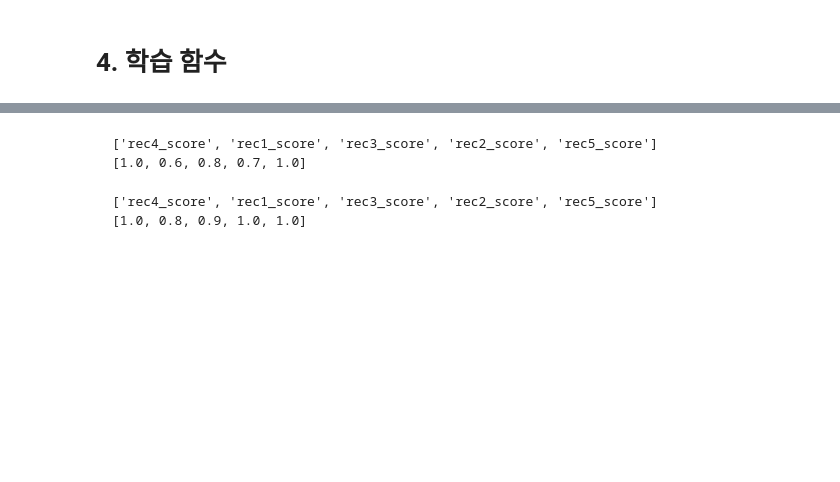
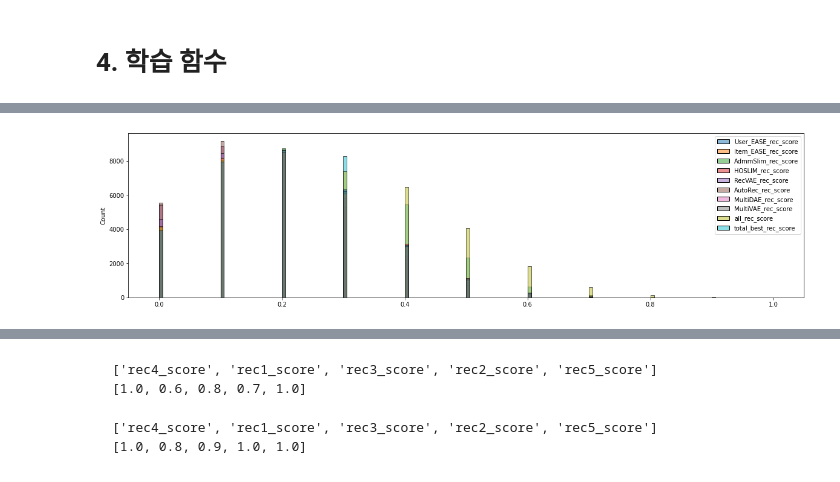
Before and after one commit to boostcampaitech3/level2-movie-recommendation-level2-recsys-05, a Jupyter notebook: jupyter/Ensembel.ipynb, the cells around one changed output, grey strips where cells are left out. Cells and saved outputs as stored; diff of their text form; code cells hidden in the pictures; blank space fills up the shorter version.

```diff
--- a/jupyter/Ensembel.ipynb
+++ b/jupyter/Ensembel.ipynb
@@ -619,0 +951,3 @@ def get_hit(pred_list, true_list):
+# %%
+item_ease = EASE(X = X.T, reg = 4400)
+item_ease.fit()
@@ -619,0 +987,33 @@ def get_hit(pred_list, true_list):
+# %%
+total_evaluate_df = get_total_evaluate_df(
+    User_EASE = user_ease,
+    Item_EASE = item_ease,
+    AdmmSlim = admm_slim,
+    HOSLIM = hoslim,
+    RecVAE = rec_vae,
+    MultiVAE = multi_vae,
+    MultiDAE = multi_dae,
+    AutoRec = auto_rec,
+    X = X.todense(),
+    user_train = user_train,
+    user_valid = user_valid,
+    candidate_cnt = 10)
+# %%
+total_evaluate_df = pd.DataFrame(total_evaluate_df)
+
+def get_total_name(x):
+    val_list = [x['User_EASE_rec_score'], x['Item_EASE_rec_score'], x['AdmmSlim_rec_score'], x['HOSLIM_rec_score'], x['RecVAE_rec_score'], x['AutoRec_rec_score'], x['MultiDAE_rec_score'], x['MultiVAE_rec_score']]
+    max_val = max(val_list)
+    val_idx = val_list.index(max_val)
+    if val_idx == 0 : return 'User_EASE_rec_score'
+    elif val_idx == 1 : return 'Item_EASE_rec_score'
+    elif val_idx == 2 : return 'AdmmSlim_rec_score'
+    elif val_idx == 3 : return 'HOSLIM_rec_score'
+    elif val_idx == 4 : return 'RecVAE_rec_score'
+    elif val_idx == 5 : return 'AutoRec_rec_score'
+    elif val_idx == 6 : return 'MultiDAE_rec_score'
+    elif val_idx == 7 : return 'MultiVAE_rec_score'
+
+total_evaluate_df['total_best_rec_score'] = total_evaluate_df.apply(lambda x: max(x['User_EASE_rec_score'], x['Item_EASE_rec_score'], x['AdmmSlim_rec_score'], x['HOSLIM_rec_score'], x['RecVAE_rec_score'], x['AutoRec_rec_score'], x['MultiDAE_rec_score'], x['MultiVAE_rec_score']), axis = 1)
+total_evaluate_df['total_best_rec_score_name'] = total_evaluate_df.apply(lambda x: get_total_name(x), axis = 1)
+total_evaluate_df
@@ -619,0 +1034,11 @@ def get_hit(pred_list, true_list):
+# %%
+import seaborn as sns
+import matplotlib.pyplot as plt
+
+cols = total_evaluate_df.columns.tolist()[2:-1]
+
+plt.figure(figsize = (20, 5))
+sns.histplot(data = total_evaluate_df[cols])
+plt.show()
+# %% [output]
+[figure, added]
```
Also changed, not shown: parts of 43 cells of this notebook, 3 other files.
